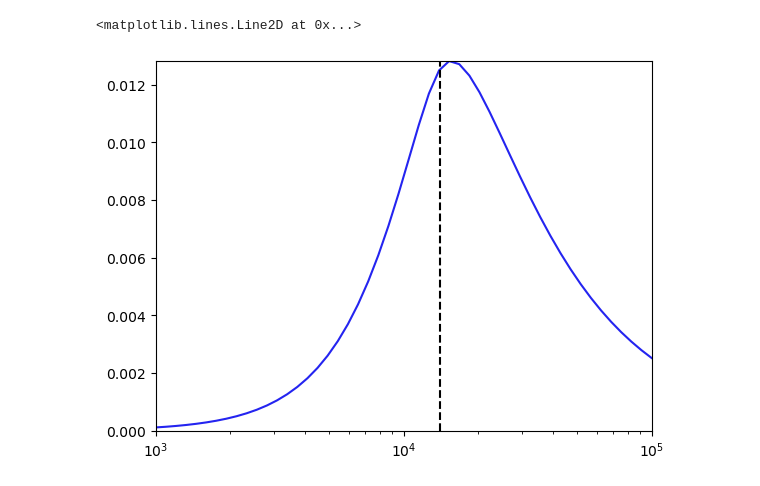
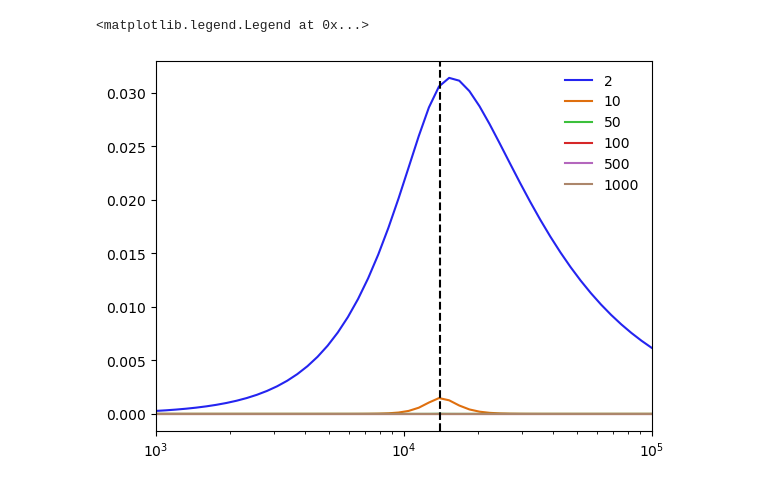
Before and after one commit to toshiyan/pmf-bispec, a Jupyter notebook: Xi.ipynb, the cells around one changed output. Cells and saved outputs as stored; diff of their text form; code cells hidden in the pictures.

```diff
--- a/Xi.ipynb
+++ b/Xi.ipynb
@@ -97,22 +97,24 @@ def Xi_l(ell: int, r: float, rstar: float, n: float, eps_list=None, eps_power_fi
         "prefactor": rstar**(-n - 3),
     }
 
-    return xi0, info
+    return np.sqrt(ell*(ell+1))*xi0, info
 # %%
 r_list = np.logspace(3,5,50)
+l_list = np.array([2,10,50,100,500,1000])
 # %%
-ell = 2
 rstar = 1.4e4
 n = -2.9
-xi = np.zeros(len(r_list))
-for i, r in enumerate(r_list):
-    xi[i], info = Xi_l(ell, r, rstar, n)
+xi = np.zeros((len(l_list),len(r_list)))
+for j, ell in tqdm.tqdm(enumerate(l_list)):
+    for i, r in enumerate(r_list):
+        xi[j,i], info = Xi_l(ell, r, rstar, n)
 # %%
 xlim(r_list[0],r_list[-1])
-ylim(0,np.max(xi))
 xscale('log')
-plot(r_list,xi)
+for j, ell in tqdm.tqdm(enumerate(l_list)):
+    plot(r_list,xi[j],label=str(ell))
 axvline(rstar,color='k',ls='--')
+legend()
 # %% [output]
-<matplotlib.lines.Line2D at 0x...>
+<matplotlib.legend.Legend at 0x...>
-[figure, old version]
+[figure, new version]
```
Also changed, not shown: parts of 2 cells of this notebook.
